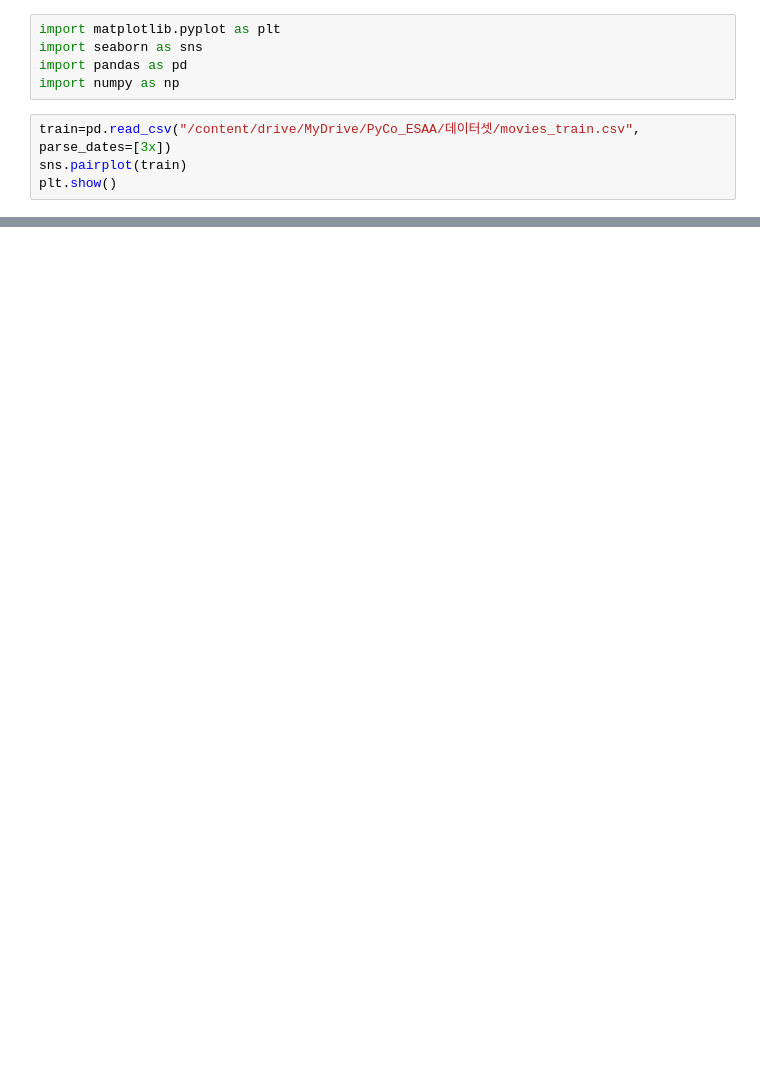
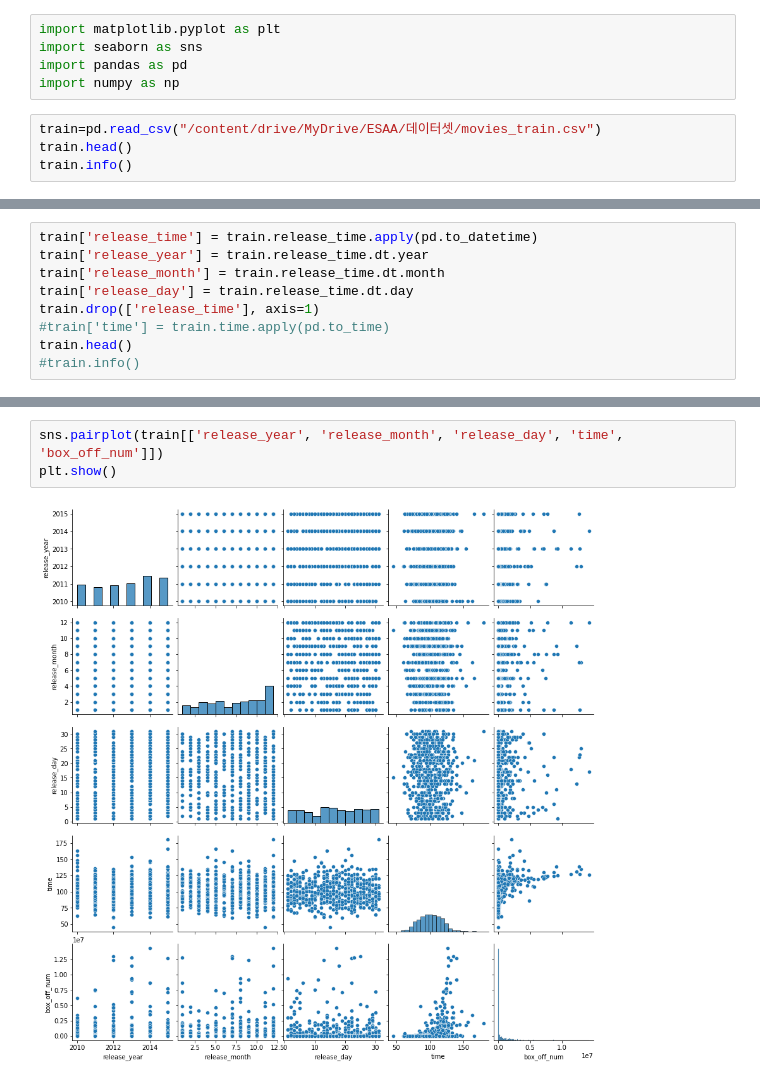
Before and after one commit to lim-jr/ESAA-Submits, a Jupyter notebook: 플젝3_재령전처리_time.ipynb, the cells around one changed output, grey strips where cells are left out. Saved outputs shown, nothing was run; the diff lists cells and outputs as text; blank space fills up the shorter version.

```diff
--- a/플젝3_재령전처리_time.ipynb
+++ b/플젝3_재령전처리_time.ipynb
@@ -6,7 +6,7 @@ import seaborn as sns
 import pandas as pd
 import numpy as np
 # %%
-train=pd.read_csv("/content/drive/MyDrive/PyCo_ESAA/데이터셋/movies_train.csv", parse_dates=[3x])
-sns.pairplot(train)
-plt.show()
+train=pd.read_csv("/content/drive/MyDrive/ESAA/데이터셋/movies_train.csv")
+train.head()
+train.info()
 # %% [output]
@@ -78,0 +49,9 @@ plt.hist(train.release_time.dt.year)
+# %%
+train['release_time'] = train.release_time.apply(pd.to_datetime)
+train['release_year'] = train.release_time.dt.year
+train['release_month'] = train.release_time.dt.month
+train['release_day'] = train.release_time.dt.day
+train.drop(['release_time'], axis=1)
+#train['time'] = train.time.apply(pd.to_time)
+train.head()
+#train.info()
@@ -78,0 +65,5 @@ plt.hist(train.release_time.dt.year)
+# %%
+sns.pairplot(train[['release_year', 'release_month', 'release_day', 'time', 'box_off_num']])
+plt.show()
+# %% [output]
+[figure, added]
```
Also changed, not shown: parts of 23 cells of this notebook.
